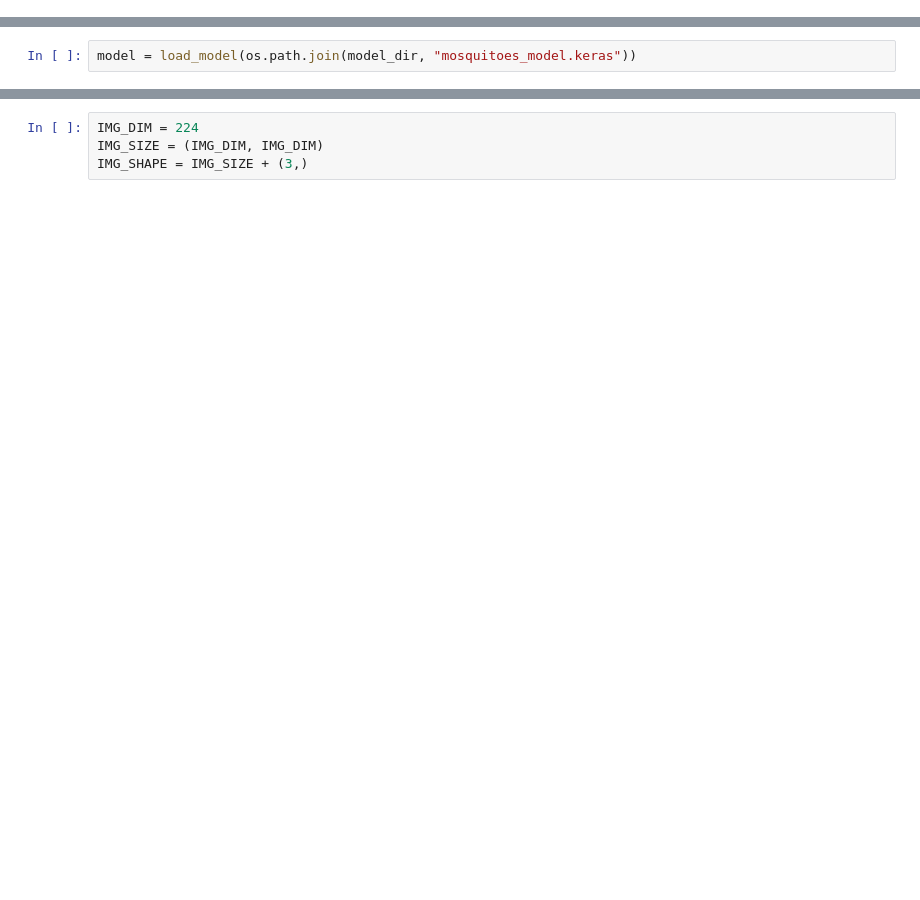
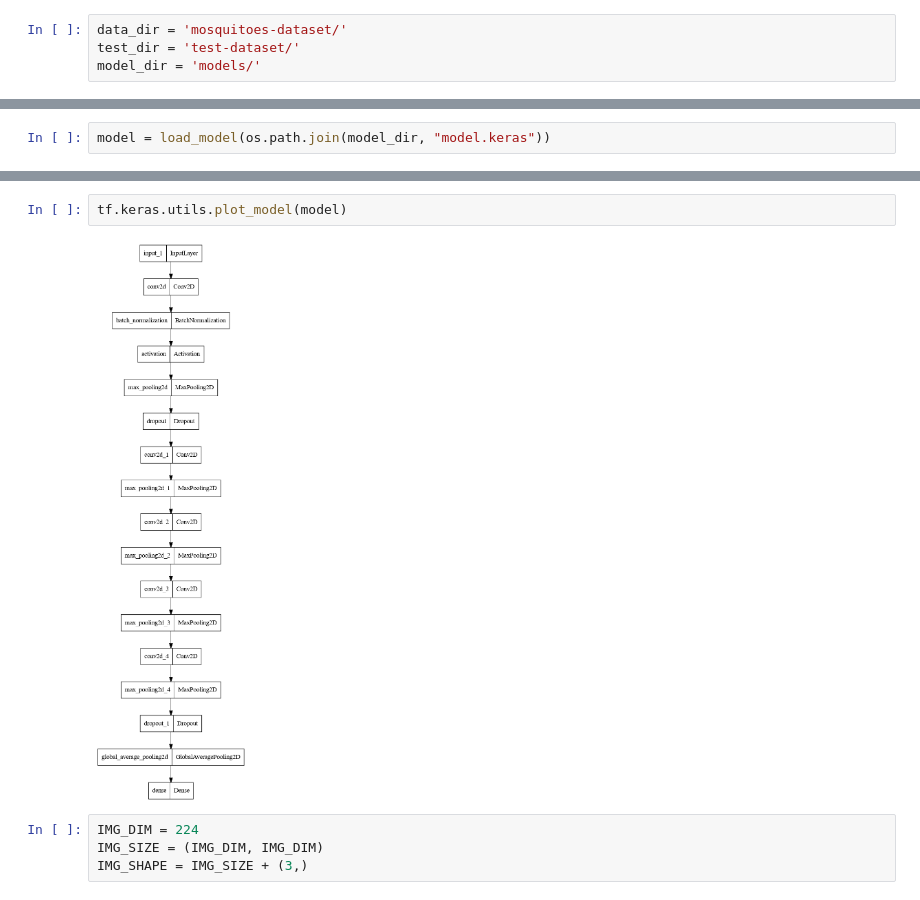
Before and after one commit to Requiem5032/mosquitoes-classification, a Jupyter notebook: deploy.ipynb, the cells around one changed output, grey strips where cells are left out. Saved outputs shown, nothing was run; the diff lists cells and outputs as text; blank space fills up the shorter version.

```diff
--- a/deploy.ipynb
+++ b/deploy.ipynb
@@ -16 +19,5 @@ test_dir = os.path.join(root_dir, "test-dataset")
+# %%
+data_dir = 'mosquitoes-dataset/'
+test_dir = 'test-dataset/'
+model_dir = 'models/'
 # %%
@@ -19,2 +27,2 @@ class_names = os.listdir(data_dir)
 # %%
-model = load_model(os.path.join(model_dir, "mosquitoes_model.keras"))
+model = load_model(os.path.join(model_dir, "model.keras"))
@@ -21,3 +36,7 @@ model = load_model(os.path.join(model_dir, "mosquitoes_model.keras"))
+# %%
+tf.keras.utils.plot_model(model)
+# %% [output]
+[figure, added]
 # %%
 IMG_DIM = 224
 IMG_SIZE = (IMG_DIM, IMG_DIM)
```
Also changed, not shown: parts of 8 cells of this notebook, 1 other file.
